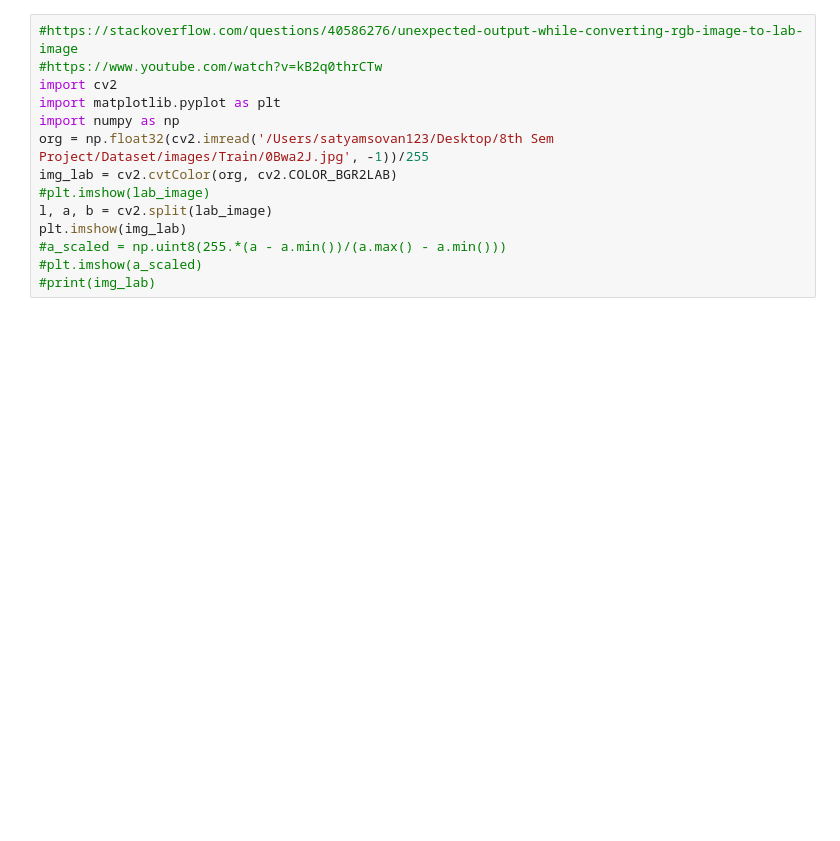
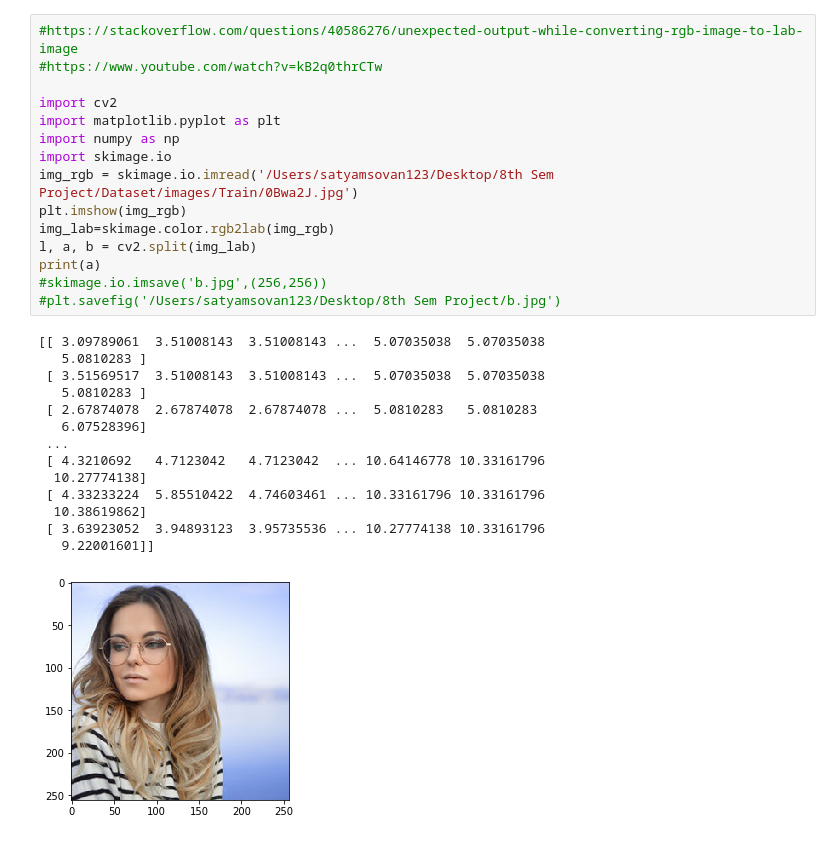
Before and after one commit to Neeraj-Prakash/Image_Colorization, a Jupyter notebook: rgb2lab.ipynb, the cells around one changed output. Saved outputs shown, nothing was run; the diff lists cells and outputs as text; blank space fills up the shorter version.

```diff
--- a/rgb2lab.ipynb
+++ b/rgb2lab.ipynb
@@ -30,14 +32,30 @@ img_lab=skimage.color.rgb2lab(img_rgb)
 # %%
 #https://stackoverflow.com/questions/40586276/unexpected-output-while-converting-rgb-image-to-lab-image
 #https://www.youtube.com/watch?v=kB2q0thrCTw
+
 import cv2
 import matplotlib.pyplot as plt
 import numpy as np
-org = np.float32(cv2.imread('/Users/satyamsovan123/Desktop/8th Sem Project/Dataset/images/Train/0Bwa2J.jpg', -1))/255
-img_lab = cv2.cvtColor(org, cv2.COLOR_BGR2LAB)
-#plt.imshow(lab_image)
-l, a, b = cv2.split(lab_image)
-plt.imshow(img_lab)
-#a_scaled = np.uint8(255.*(a - a.min())/(a.max() - a.min()))
-#plt.imshow(a_scaled)
-#print(img_lab)
+import skimage.io
+img_rgb = skimage.io.imread('/Users/satyamsovan123/Desktop/8th Sem Project/Dataset/images/Train/0Bwa2J.jpg')
+plt.imshow(img_rgb)
+img_lab=skimage.color.rgb2lab(img_rgb)
+l, a, b = cv2.split(img_lab)
+print(a)
+#skimage.io.imsave('b.jpg',(256,256))
+#plt.savefig('/Users/satyamsovan123/Desktop/8th Sem Project/b.jpg')
+# %% [output]
+[[ 3.09789061  3.51008143  3.51008143 ...  5.07035038  5.07035038
+   5.0810283 ]
+ [ 3.51569517  3.51008143  3.51008143 ...  5.07035038  5.07035038
+   5.0810283 ]
+ [ 2.67874078  2.67874078  2.67874078 ...  5.0810283   5.0810283
+   6.07528396]
+ ...
+ [ 4.3210692   4.7123042   4.7123042  ... 10.64146778 10.33161796
+  10.27774138]
+ [ 4.33233224  5.85510422  4.74603461 ... 10.33161796 10.33161796
+  10.38619862]
+ [ 3.63923052  3.94893123  3.95735536 ... 10.27774138 10.33161796
+   9.22001601]]
+[figure, added]
```
Also changed, not shown: parts of 4 cells of this notebook.
